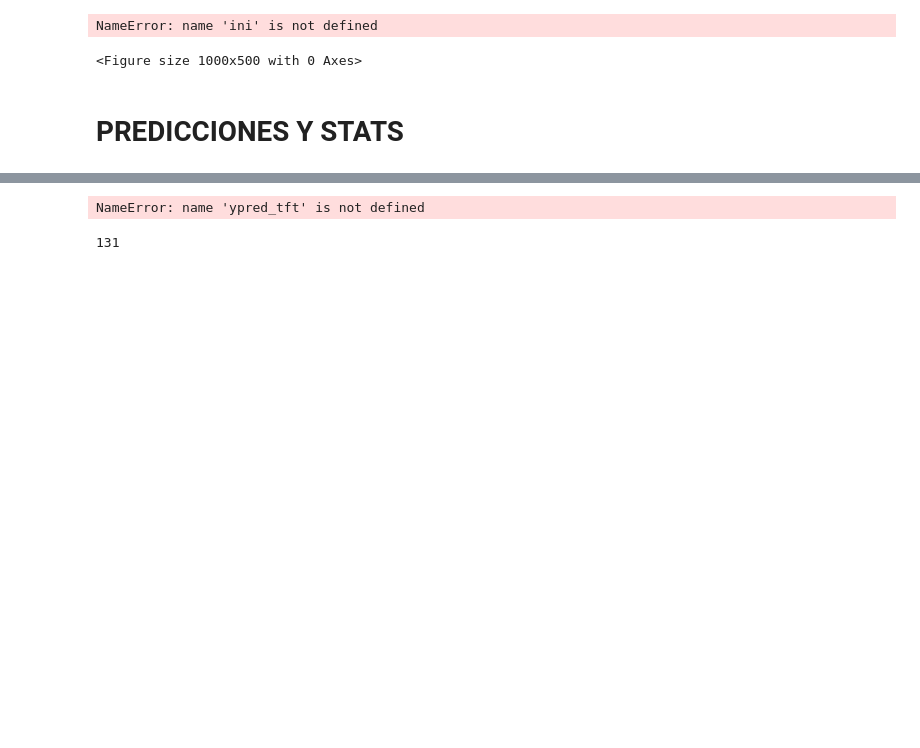
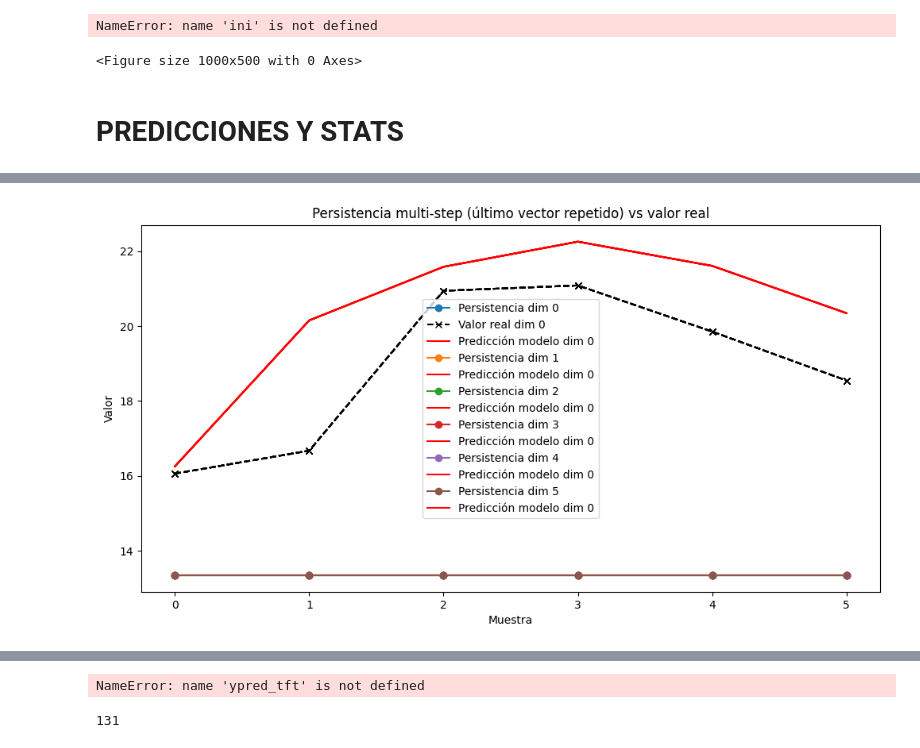
Before and after one commit to jorgeturi/pqube, a Jupyter notebook: main.ipynb, the cells around one changed output, grey strips where cells are left out. Saved outputs shown, nothing was run; the diff lists cells and outputs as text; code cells hidden in the pictures; blank space fills up the shorter version.

```diff
--- a/main.ipynb
+++ b/main.ipynb
@@ -1594,0 +1971,17 @@ plt.show()
+# %%
+start, end = 190, 200
+plt.figure(figsize=(12,6))
+
+for k in range(ventana_salida):
+    plt.plot(persistencias[265], marker='o', label=f'Persistencia dim {k}')
+    plt.plot(ytest[265], 'k--', marker='x', label=f'Valor real dim {k}' if k==0 else None)
+    plt.plot(ypred[265], 'r-', label='Predicción modelo dim 0')
+#plt.plot(ypred[start:end, 0], 'r-', label='Predicción modelo dim 0')
+
+plt.xlabel('Muestra')
+plt.ylabel('Valor')
+plt.title('Persistencia multi-step (último vector repetido) vs valor real')
+plt.legend()
+plt.show()
+# %% [output]
+[figure, added]
```
Also changed, not shown: parts of 35 cells of this notebook, 30 other files.
